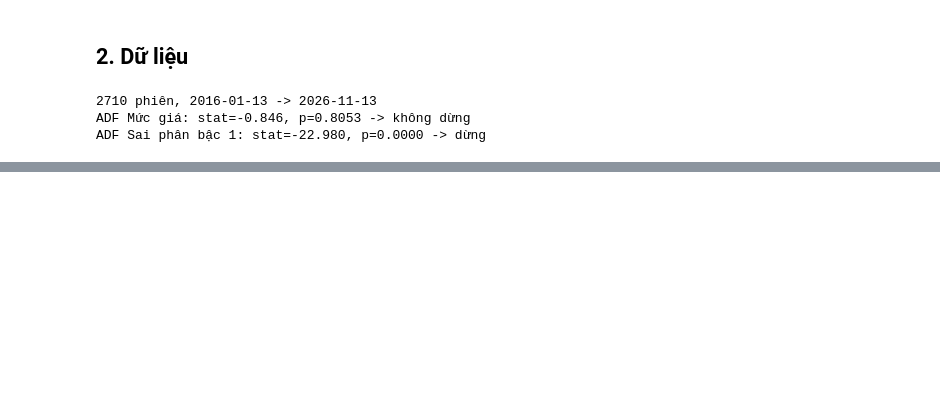
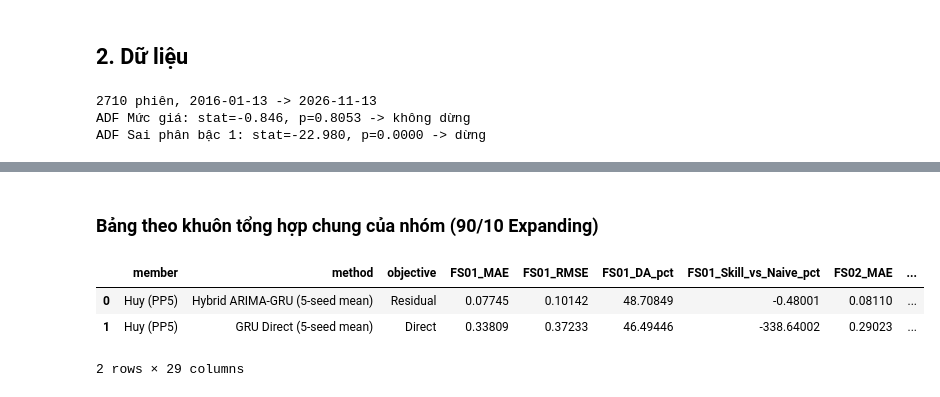
Before and after one commit to lancelotviendangkhoa710/cooper_price_prediction_project, a Jupyter notebook: huy task/copper_hybrid_arima_gru_huy.ipynb, the cells around one changed output, grey strips where cells are left out. Cells and saved outputs as stored; diff of their text form; code cells hidden in the pictures; blank space fills up the shorter version.

```diff
--- a/huy task/copper_hybrid_arima_gru_huy.ipynb
+++ b/huy task/copper_hybrid_arima_gru_huy.ipynb
@@ -307 +466,23 @@ summary.pivot(index='Mô hình', columns='Split', values='ΔMAE vs Naive (%)').l
+# %% [markdown]
+### Bảng theo khuôn tổng hợp chung của nhóm (90/10 Expanding)
+# %%
+q = exp[exp['Split'] == '0.9/0.1']
+out = []
+for m, objective in [('Hybrid ARIMA-GRU', 'Residual'), ('GRU Direct', 'Direct')]:
+    g = q[q['Mô hình'] == m]
+    rec = {'member': 'Huy (PP5)', 'method': f'{m} ({len(SEEDS)}-seed mean)', 'objective': objective}
+    for _, x in g.iterrows():
+        k = x['FS'][:4]
+        rec |= {f'{k}_MAE': x['MAE'], f'{k}_RMSE': x['RMSE'], f'{k}_DA_pct': x['DA (%)'],
+                f'{k}_Skill_vs_Naive_pct': -x['ΔMAE vs Naive (%)']}
+    rec |= {'Mean_MAE_across_FS': g['MAE'].mean(), 'Best_FS_MAE': g['MAE'].min()}
+    out.append(rec)
+group_fmt = pd.DataFrame(out)
+group_fmt.to_csv(f'{OUT_DIR}/group_format_90_10.csv', index=False)
+group_fmt.round(5)
+# %% [output]
+|  | member | method | objective | FS01_MAE | FS01_RMSE | FS01_DA_pct | FS01_Skill_vs_Naive_pct | FS02_MAE | ... |
+| 0 | Huy (PP5) | Hybrid ARIMA-GRU (5-seed mean) | Residual | 0.07745 | 0.10142 | 48.70849 | -0.48001 | 0.08110 | ... |
+| 1 | Huy (PP5) | GRU Direct (5-seed mean) | Direct | 0.33809 | 0.37233 | 46.49446 | -338.64002 | 0.29023 | ... |
+2 rows × 29 columns
 # %% [markdown]
```
Also changed, not shown: parts of 24 cells of this notebook, 50 other files.
